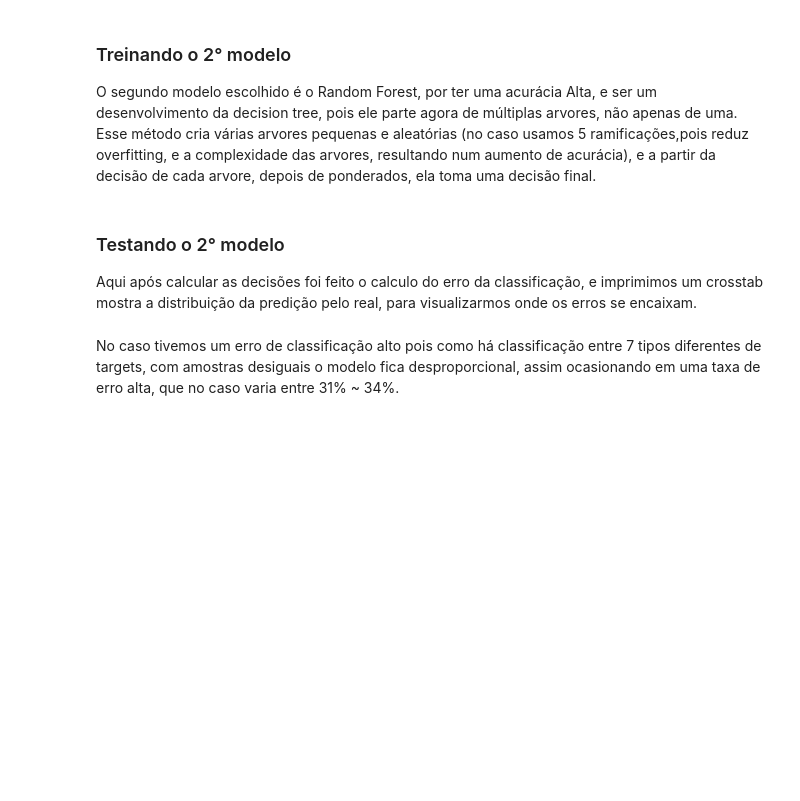
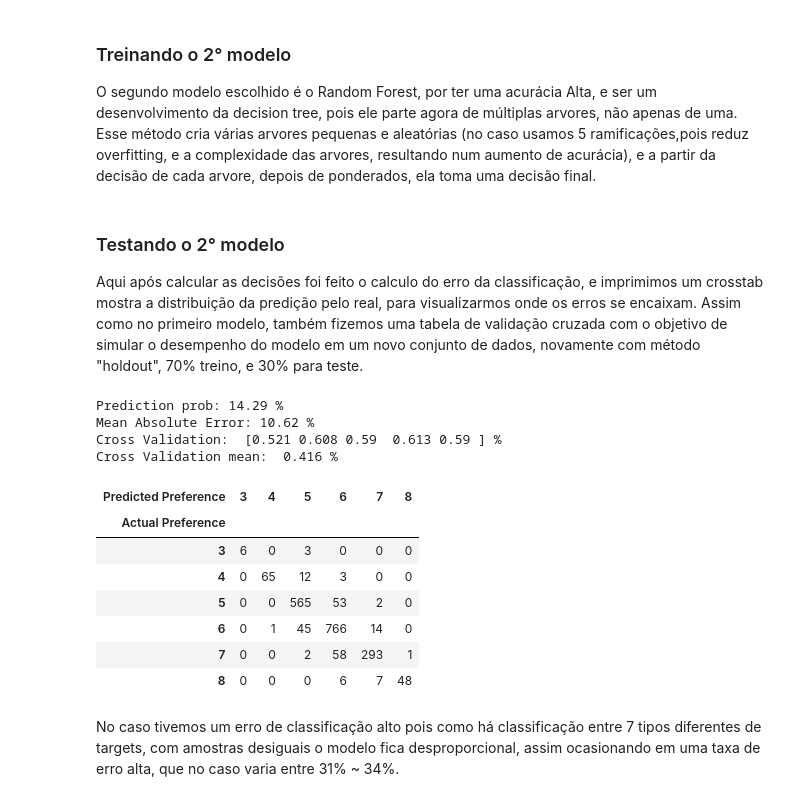
Before and after one commit to CEODINIZ/P2_CDados_2020.2, a Jupyter notebook: projeto 2.1/P2_v2_2020.ipynb, the cells around one changed output. Drawn from its saved outputs; the diff is of its cells as text; code cells hidden in the pictures; blank space fills up the shorter version.

```diff
--- a/projeto 2.1/P2_v2_2020.ipynb
+++ b/projeto 2.1/P2_v2_2020.ipynb
@@ -198,24 +189,41 @@ _ = tree.plot_tree(clf, feature_names=feature_list, filled=True, max_depth=5)
 O segundo modelo escolhido é o Random Forest, por ter uma acurácia Alta, e ser um desenvolvimento da decision tree, pois ele parte agora de múltiplas arvores, não apenas de uma. Esse método cria várias arvores pequenas e aleatórias (no caso usamos 5 ramificações,pois reduz overfitting, e a complexidade das arvores, resultando num aumento de acurácia), e a partir da decisão de cada arvore, depois de ponderados, ela toma uma decisão final.
 # %%
 # O modelo vai ser iniciado com 1000 árvores
-rf = RandomForestClassifier(oob_score = True, n_estimators = 1000, max_features = 5, n_jobs=-1, criterion = "entropy")
+rf = RandomForestClassifier(oob_score = True, n_estimators = 1000, max_features = 5, n_jobs=-1)
 rf.fit(trn_features, trn_target);
 # %% [markdown]
+
 ### Testando o 2° modelo
-Aqui após calcular as decisões foi feito o calculo do erro da classificação, e imprimimos um crosstab mostra a distribuição da predição pelo real, para visualizarmos onde os erros se encaixam.
+Aqui após calcular as decisões foi feito o calculo do erro da classificação, e imprimimos um crosstab mostra a distribuição da predição pelo real, para visualizarmos onde os erros se encaixam. Assim como no primeiro modelo, também fizemos uma tabela de validação cruzada com o objetivo de simular o desempenho do modelo em um novo conjunto de dados, novamente com método "holdout", 70% treino, e 30% para teste.
 # %%
 # Probabilidade das previsões do modelo
 predictions_prob_rf = rf.predict_proba(tst_features)
 predictions_rf = rf.predict(tst_features)
 
 error_rf = 1 - rf.score(tst_features, tst_target)
+cross_rf = cross_val_score(rf, tst_features, tst_target, cv=5, scoring='accuracy')
 
 # Erro total de classificação
 print('Prediction prob:',round(np.mean(predictions_prob_rf),4)*100, "%")
-print('Mean Absolute Error:', round(error_rf,4)*100, "%")
+print('Mean Absolute Error:', (round(error_rf,4)*100).round(3), "%")
+print("Cross Validation: ", cross_rf.round(3),"%")
+print("Cross Validation mean: ", (1-cross_rf.mean()).round(3), "%") #pega o erro e não a acuracia
 
 # Matriz de confusão
 pd.crosstab(tst_target, predictions_rf, rownames=['Actual Preference'], colnames=['Predicted Preference'])
+# %% [output]
+Prediction prob: 14.29 %
+Mean Absolute Error: 10.62 %
+Cross Validation:  [0.521 0.608 0.59  0.613 0.59 ] %
+Cross Validation mean:  0.416 %
+| Predicted Preference | 3 | 4 | 5 | 6 | 7 | 8 |
+| Actual Preference |  |  |  |  |  |  |
+| 3 | 6 | 0 | 3 | 0 | 0 | 0 |
+| 4 | 0 | 65 | 12 | 3 | 0 | 0 |
+| 5 | 0 | 0 | 565 | 53 | 2 | 0 |
+| 6 | 0 | 1 | 45 | 766 | 14 | 0 |
+| 7 | 0 | 0 | 2 | 58 | 293 | 1 |
+| 8 | 0 | 0 | 0 | 6 | 7 | 48 |
 # %% [markdown]
 No caso tivemos um erro de classificação alto pois como há classificação entre 7 tipos diferentes de targets, com amostras desiguais o modelo fica desproporcional, assim ocasionando em uma taxa de erro alta, que no caso varia entre 31% ~ 34%.
 # %% [markdown]
```
Also changed, not shown: parts of 13 cells of this notebook.
